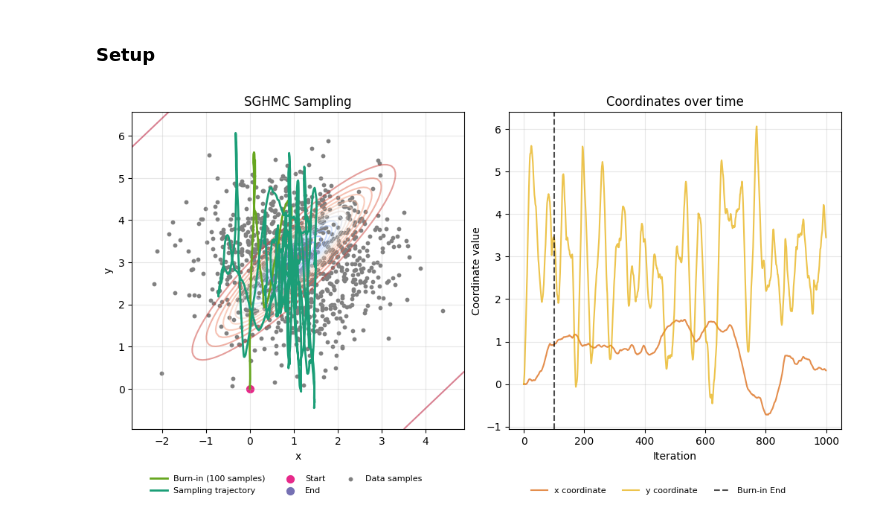
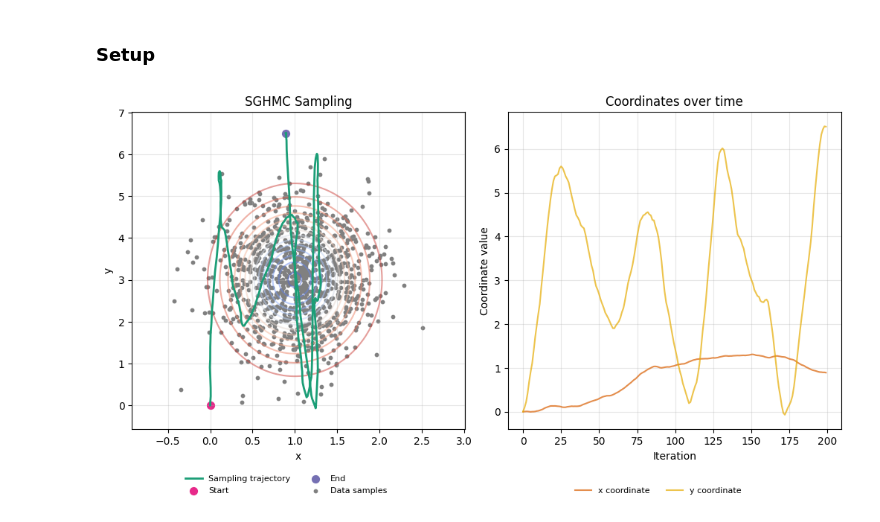
Before and after one commit to mo374z/enhancing-sgmcmc, a Jupyter notebook: notebooks/sgmcmc_test.ipynb, the cells around one changed output. Cells and saved outputs as stored; diff of their text form; code cells hidden in the pictures.

```diff
--- a/notebooks/sgmcmc_test.ipynb
+++ b/notebooks/sgmcmc_test.ipynb
@@ -24,11 +24,7 @@ os.chdir("..")
 seed = 567
 # %%
 means = jnp.array([[1, 3]])
-covs = jnp.array(
-    [
-        [[1, 0.9], [0.9, 1]],
-    ]
-)
+covs = jnp.array([[[0.4, 0.6], [0.6, 1]]])
 weights = jnp.array([1])
 data_samples = 1000
 # %%
@@ -42,36 +38,34 @@ samples = generate_gmm_data(
 init_m = jnp.array([10, 0.1])
 step_size = 0.05
 mdecay = 0.05
-burnin = 100
-n_batches = 5
-mcmc_samples = 1000
+burnin = 0
+n_batches = 1
+mcmc_samples = 200
 # %%
 trajectory = run_sequential_sghmc(
     sampler=sampler,
     data=samples,
     init_position=init_position,
     init_m=init_m,
     batch_size=len(samples) // n_batches,
     n_samples=mcmc_samples,
     step_size=step_size,
     mdecay=mdecay,
-    num_integration_steps=1,
-    mresampling=0.01,
     seed=seed,
 )
 
 fig, ax = plot_gmm_sampling(
     trajectory=trajectory,
     samples=samples,
     means=means,
     covs=covs,
     weights=weights,
     gaussian_mixture_logprob=gaussian_mixture_logprob,
     title="SGHMC Sampling",
     burnin=burnin,
     figsize=(10, 5),
 )
 # %% [output]
-[figure, old version]
+[figure, new version]
 # %%
 # fig.savefig("gmm_sghmc.png", dpi=300, bbox_inches="tight")
```
Also changed, not shown: 5 other files.
